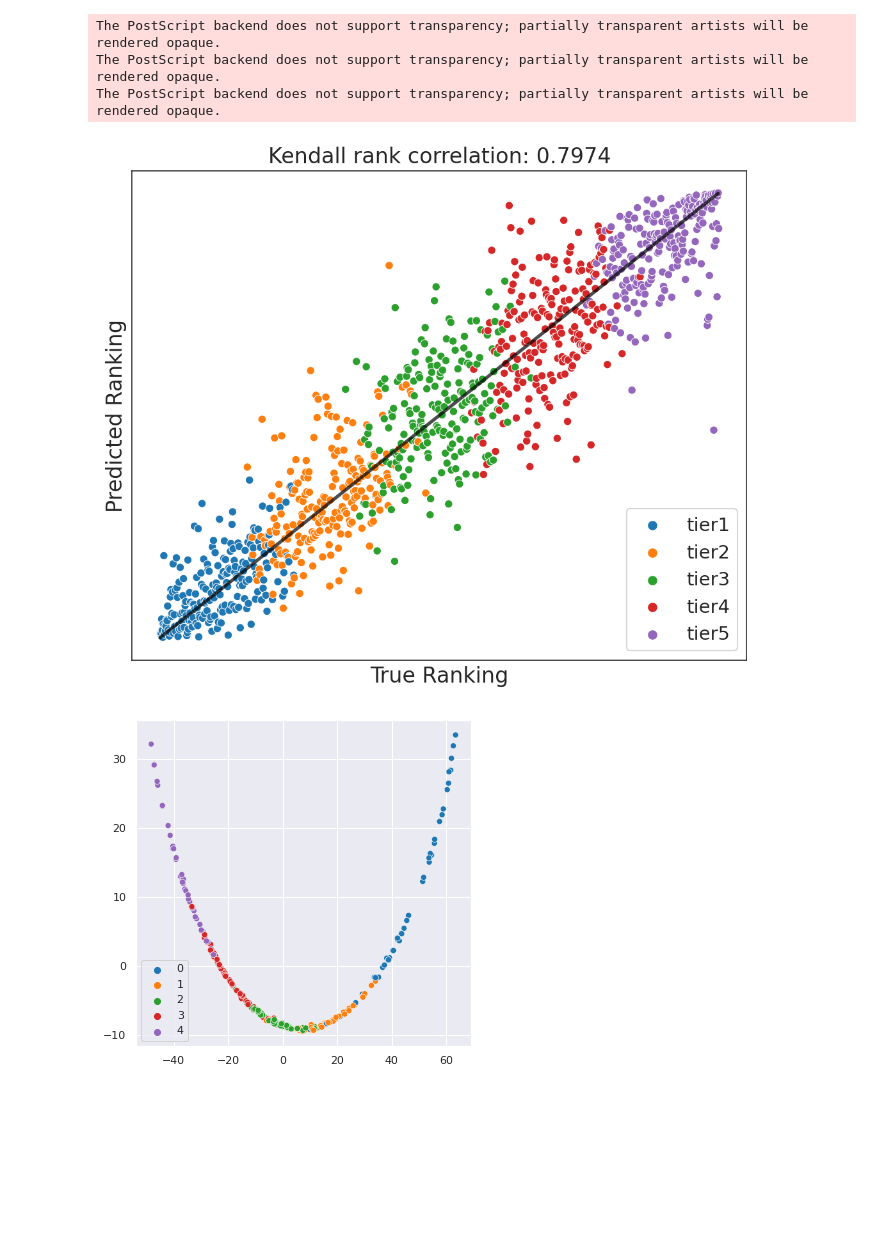
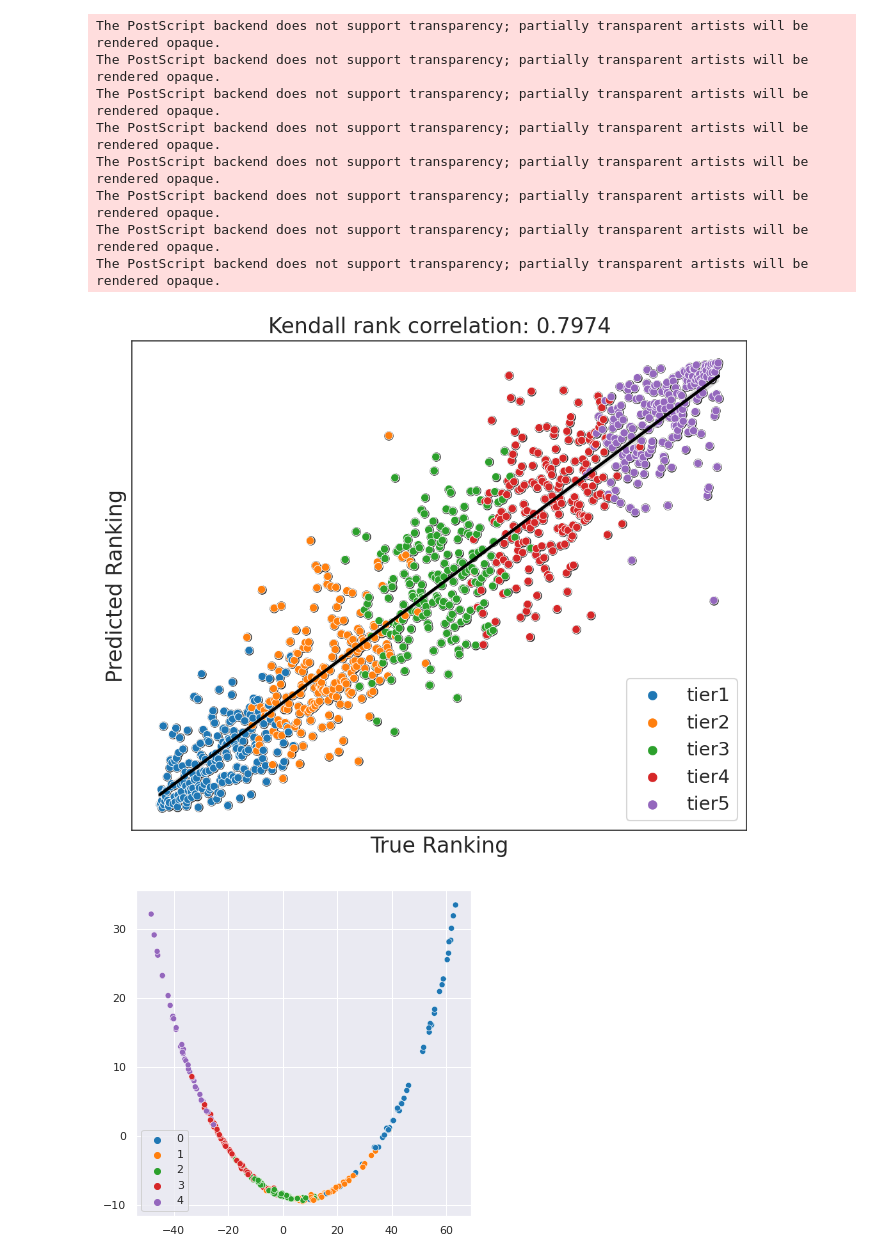
Before and after one commit to initxu/naranker, a Jupyter notebook: visual/visual.ipynb, the cells around one changed output. Drawn from its saved outputs; the diff is of its cells as text; code cells hidden in the pictures; blank space fills up the shorter version.

```diff
--- a/visual/visual.ipynb
+++ b/visual/visual.ipynb
@@ -46,34 +46,41 @@ for i, it in enumerate(ranked_sorted_by_gtrank_list):
 # %%
 import seaborn as sns
 import matplotlib.pyplot as plt
 sns.set_style("white")
 fig = plt.figure(num=1, figsize=(8,6), dpi=150)
 
 ax1 = fig.add_subplot()
 ax1.set_title('Kendall rank correlation: 0.7974', fontsize=16)
+ax1 = sns.regplot(x=a[:,1], y=a[:,0], color = '#000000')
 ax1 = sns.scatterplot(x=a[:,1], y=a[:,0], hue=a[:,2], palette='tab10')
 
-x=np.arange(0,1024)
-y =1*x
-ax1.plot(x, y, linewidth=2.5, color = '#000000', alpha = 0.7)
+# x=np.arange(0,1024)
+# y =1*x
+# ax1.plot(x, y, linewidth=2.5, color = '#000000', alpha = 0.7)
+
 
 ax1.axes.xaxis.set_ticks([])
 ax1.axes.yaxis.set_ticks([])
 
 handles, labels = ax1.get_legend_handles_labels()
 labels = ['tier1', 'tier2', 'tier3', 'tier4', 'tier5']
 plt.legend(loc=4, fontsize=14, ncol=1, handles =handles, labels=labels)
 plt.xlabel('True Ranking', fontsize=16)
 plt.ylabel('Predicted Ranking',fontsize=16)
 plt.subplots_adjust(bottom=0.1,left = 0.15,right=0.95,top=0.95)
 
 plt.savefig('Kendaltau.eps',format='eps',dpi=150)
 plt.show()
 # %% [output]
 The PostScript backend does not support transparency; partially transparent artists will be rendered opaque.
 The PostScript backend does not support transparency; partially transparent artists will be rendered opaque.
 The PostScript backend does not support transparency; partially transparent artists will be rendered opaque.
+The PostScript backend does not support transparency; partially transparent artists will be rendered opaque.
+The PostScript backend does not support transparency; partially transparent artists will be rendered opaque.
+The PostScript backend does not support transparency; partially transparent artists will be rendered opaque.
+The PostScript backend does not support transparency; partially transparent artists will be rendered opaque.
+The PostScript backend does not support transparency; partially transparent artists will be rendered opaque.
-[figure, old version]
+[figure, new version]
 # %%
 import torch
 import matplotlib.pyplot as plt
```
